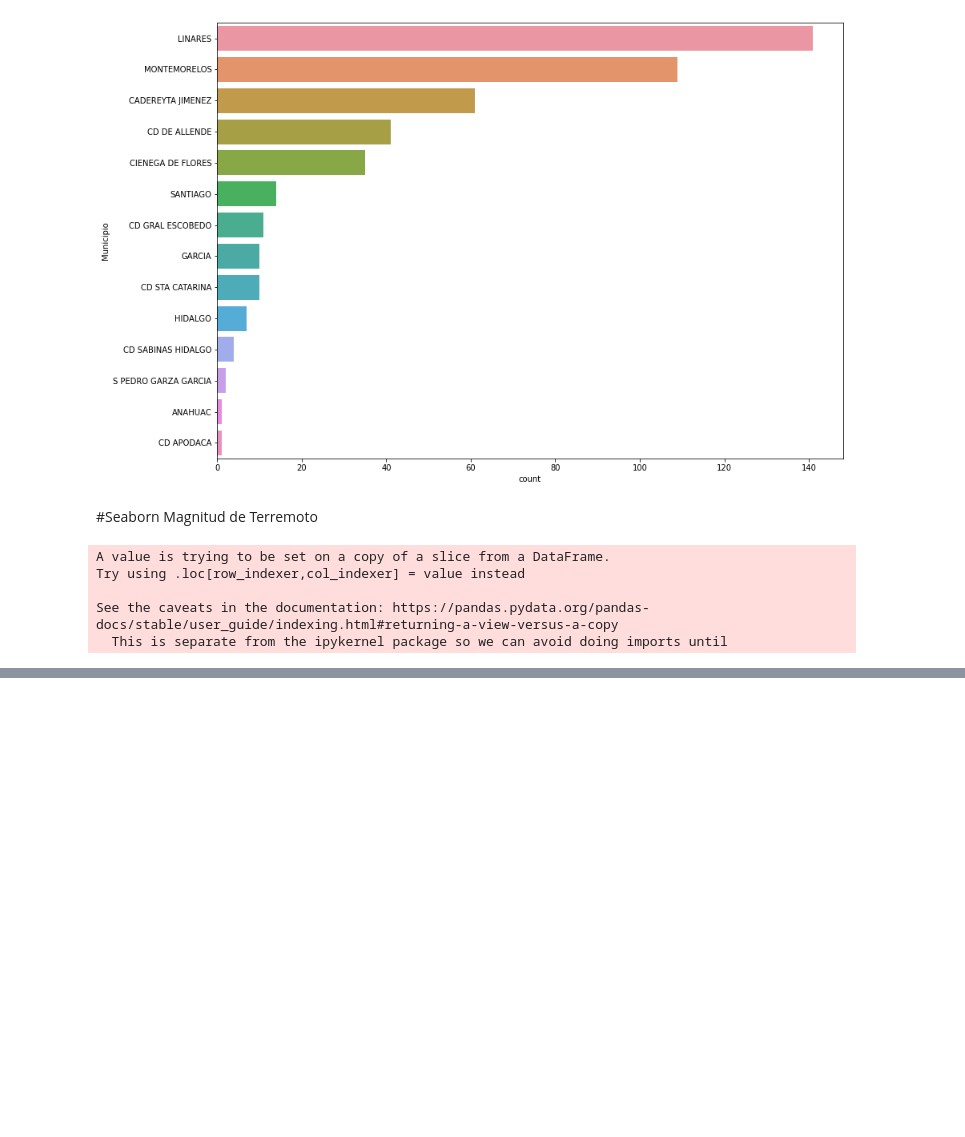
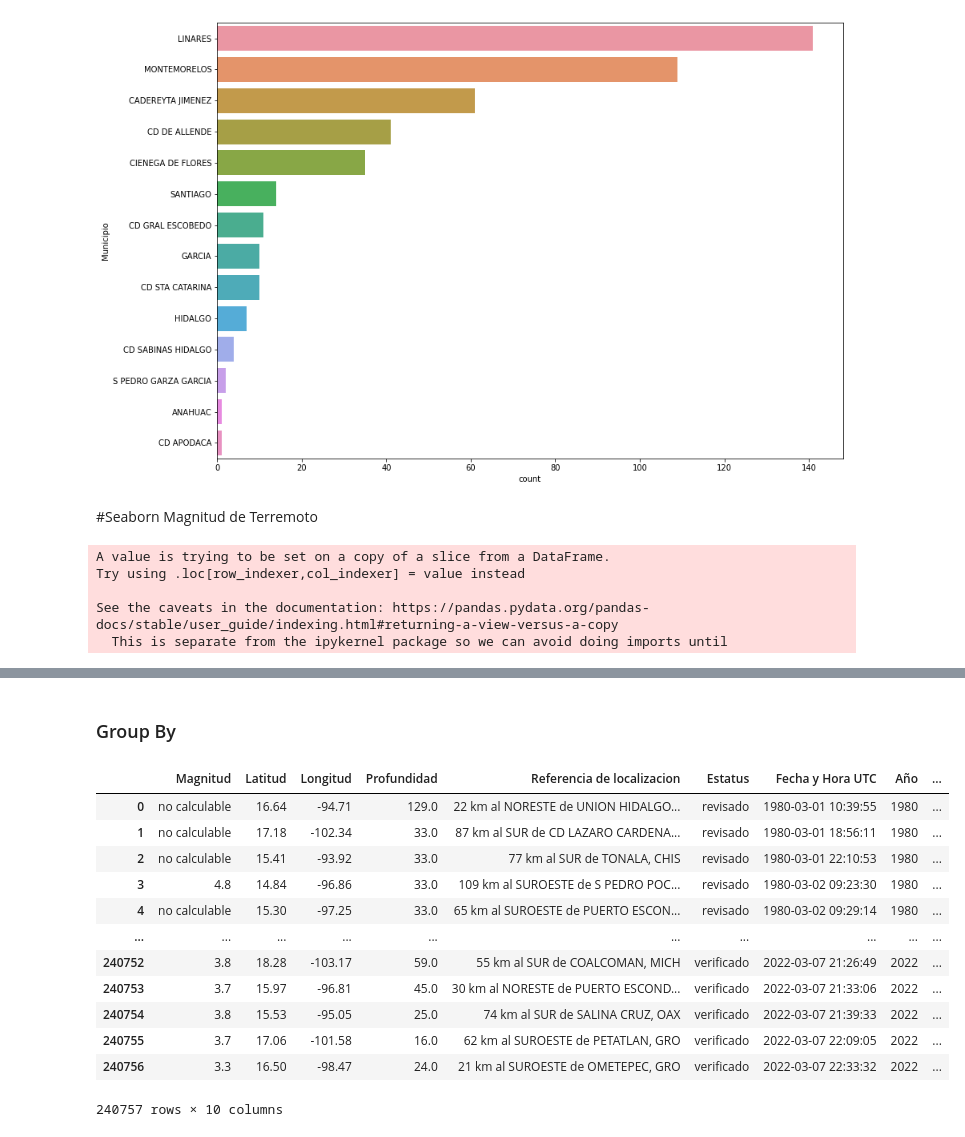
Before and after one commit to Chek0rrdn/Notebooks-Pandas-NP, a Jupyter notebook: Terremotos/Terremotos.ipynb, the cells around one changed output, grey strips where cells are left out. Cells and saved outputs as stored; diff of their text form; code cells hidden in the pictures; blank space fills up the shorter version.

Commit message:
modificacion a Terremotos

```diff
--- a/Terremotos/Terremotos.ipynb
+++ b/Terremotos/Terremotos.ipynb
@@ -224,12 +268,0 @@ dtype: object
-# %%
-df_terre['Estado'] = pd.Categorical(
-    df_terre['Estado'].apply(str)
-)
-
-df_terre['Año'] = pd.Categorical(
-    df_terre['Año'].apply(int)
-)
-
-df_terre['Estatus'] = pd.Categorical(
-    df_terre['Estatus'].apply(str)
-)
@@ -428,0 +423,2 @@ boxplot_swarmplot_sbn_df(df=df_Estado, x='Magnitud_F', y='Municipio')
+# %% [markdown]
+### Group By
@@ -428,0 +427,16 @@ boxplot_swarmplot_sbn_df(df=df_Estado, x='Magnitud_F', y='Municipio')
+# %%
+df_terre
+# %% [output]
+|  | Magnitud | Latitud | Longitud | Profundidad | Referencia de localizacion | Estatus | Fecha y Hora UTC | Año | ... |
+| 0 | no calculable | 16.64 | -94.71 | 129.0 | 22 km al NORESTE de UNION HIDALGO... | revisado | 1980-03-01 10:39:55 | 1980 | ... |
+| 1 | no calculable | 17.18 | -102.34 | 33.0 | 87 km al SUR de CD LAZARO CARDENA... | revisado | 1980-03-01 18:56:11 | 1980 | ... |
+| 2 | no calculable | 15.41 | -93.92 | 33.0 | 77 km al SUR de TONALA, CHIS | revisado | 1980-03-01 22:10:53 | 1980 | ... |
+| 3 | 4.8 | 14.84 | -96.86 | 33.0 | 109 km al SUROESTE de S PEDRO POC... | revisado | 1980-03-02 09:23:30 | 1980 | ... |
+| 4 | no calculable | 15.30 | -97.25 | 33.0 | 65 km al SUROESTE de PUERTO ESCON... | revisado | 1980-03-02 09:29:14 | 1980 | ... |
+| ... | ... | ... | ... | ... | ... | ... | ... | ... | ... |
+| 240752 | 3.8 | 18.28 | -103.17 | 59.0 | 55 km al SUR de COALCOMAN, MICH | verificado | 2022-03-07 21:26:49 | 2022 | ... |
+| 240753 | 3.7 | 15.97 | -96.81 | 45.0 | 30 km al NORESTE de PUERTO ESCOND... | verificado | 2022-03-07 21:33:06 | 2022 | ... |
+| 240754 | 3.8 | 15.53 | -95.05 | 25.0 | 74 km al SUR de SALINA CRUZ, OAX | verificado | 2022-03-07 21:39:33 | 2022 | ... |
+| 240755 | 3.7 | 17.06 | -101.58 | 16.0 | 62 km al SUROESTE de PETATLAN, GRO | verificado | 2022-03-07 22:09:05 | 2022 | ... |
+| 240756 | 3.3 | 16.50 | -98.47 | 24.0 | 21 km al SUROESTE de OMETEPEC, GRO | verificado | 2022-03-07 22:33:32 | 2022 | ... |
+240757 rows × 10 columns
```
Also changed, not shown: parts of 35 cells of this notebook.
